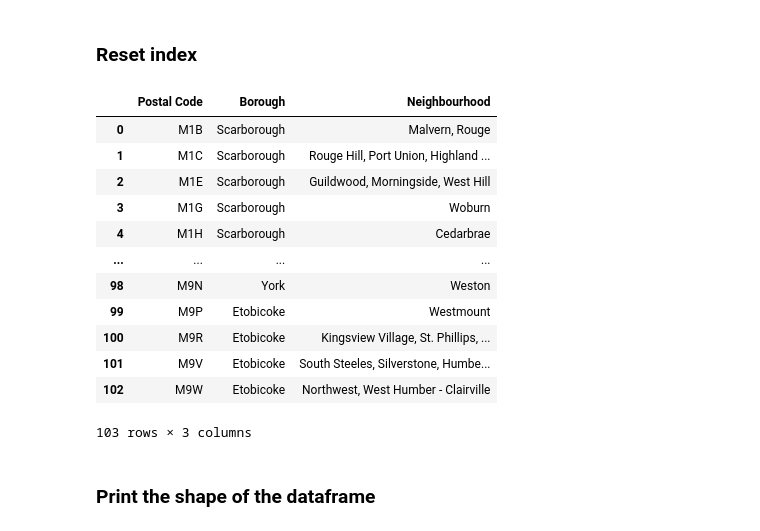
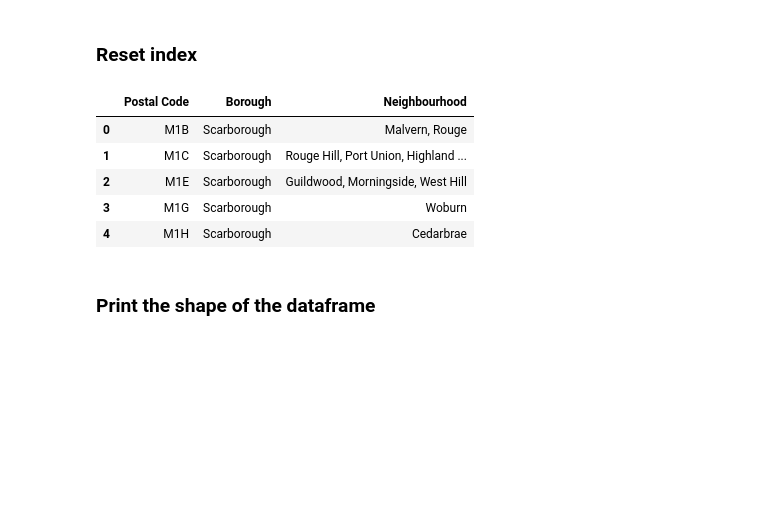
Before and after one commit to dprossi/Capstone_Project_IBM_Data_Science, a Jupyter notebook: Capstone_Course_Week_3_Lab.ipynb, the cells around one changed output. Drawn from its saved outputs; the diff is of its cells as text; code cells hidden in the pictures; blank space fills up the shorter version.

```diff
--- a/Capstone_Course_Week_3_Lab.ipynb
+++ b/Capstone_Course_Week_3_Lab.ipynb
@@ -79,21 +54,14 @@ df3
 ### Reset index
 # %%
 df4 = df3.reset_index()
-df4
+df4.head()
 # %% [output]
 |  | Postal Code | Borough | Neighbourhood |
 | 0 | M1B | Scarborough | Malvern, Rouge |
 | 1 | M1C | Scarborough | Rouge Hill, Port Union, Highland ... |
 | 2 | M1E | Scarborough | Guildwood, Morningside, West Hill |
 | 3 | M1G | Scarborough | Woburn |
 | 4 | M1H | Scarborough | Cedarbrae |
-| ... | ... | ... | ... |
-| 98 | M9N | York | Weston |
-| 99 | M9P | Etobicoke | Westmount |
-| 100 | M9R | Etobicoke | Kingsview Village, St. Phillips, ... |
-| 101 | M9V | Etobicoke | South Steeles, Silverstone, Humbe... |
-| 102 | M9W | Etobicoke | Northwest, West Humber - Clairville |
-103 rows × 3 columns
 # %% [markdown]
 ### Print the shape of the dataframe
 # %%
```
Also changed, not shown: parts of 7 cells of this notebook.
